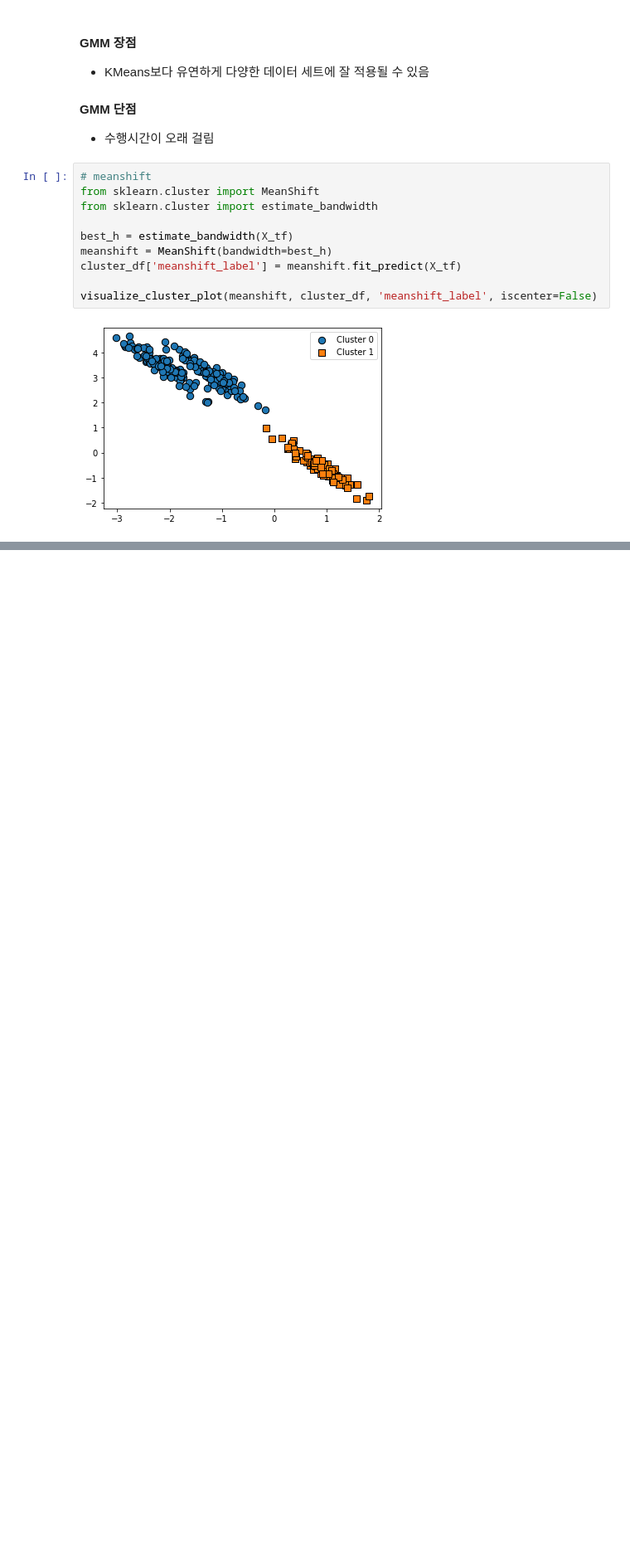
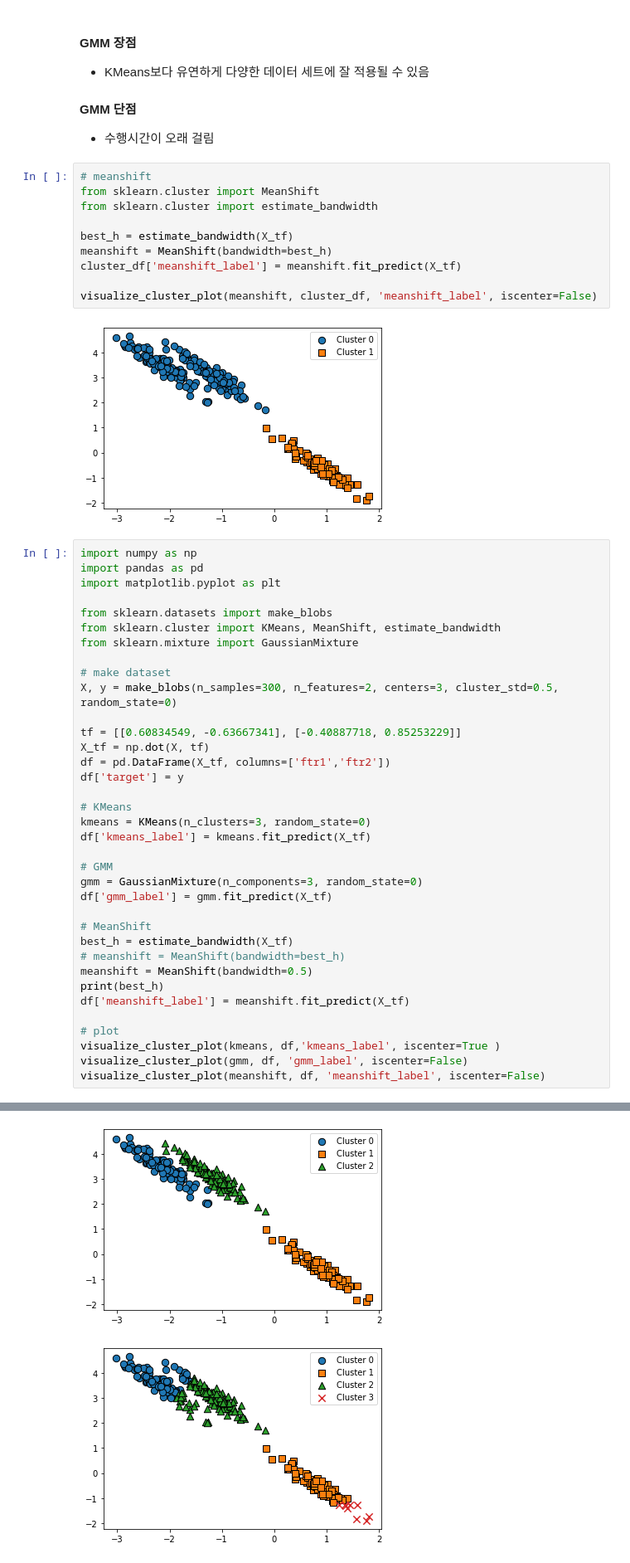
Before and after one commit to dddonghwa/ml-definitive-guide, a Jupyter notebook: ch07_clustering/ch07_4_GMM.ipynb, the cells around one changed output, grey strips where cells are left out. Shown at 83% size. Cells and saved outputs as stored; diff of their text form; blank space fills up the shorter version.

```diff
--- a/ch07_clustering/ch07_4_GMM.ipynb
+++ b/ch07_clustering/ch07_4_GMM.ipynb
@@ -219,3 +221,40 @@ cluster_df['meanshift_label'] = meanshift.fit_predict(X_tf)
 visualize_cluster_plot(meanshift, cluster_df, 'meanshift_label', iscenter=False)
 # %% [output]
 [figure]
+# %%
+import numpy as np
+import pandas as pd
+import matplotlib.pyplot as plt
+
+from sklearn.datasets import make_blobs
+from sklearn.cluster import KMeans, MeanShift, estimate_bandwidth
+from sklearn.mixture import GaussianMixture
+
+# make dataset
+X, y = make_blobs(n_samples=300, n_features=2, centers=3, cluster_std=0.5, random_state=0)
+
+tf = [[0.60834549, -0.63667341], [-0.40887718, 0.85253229]]
+X_tf = np.dot(X, tf)
+df = pd.DataFrame(X_tf, columns=['ftr1','ftr2'])
+df['target'] = y
+
+# KMeans
+kmeans = KMeans(n_clusters=3, random_state=0)
+df['kmeans_label'] = kmeans.fit_predict(X_tf)
+
+# GMM
+gmm = GaussianMixture(n_components=3, random_state=0)
+df['gmm_label'] = gmm.fit_predict(X_tf)
+
+# MeanShift
+best_h = estimate_bandwidth(X_tf)
+# meanshift = MeanShift(bandwidth=best_h)
+meanshift = MeanShift(bandwidth=0.5)
+print(best_h)
+df['meanshift_label'] = meanshift.fit_predict(X_tf)
+
+# plot
+visualize_cluster_plot(kmeans, df,'kmeans_label', iscenter=True )
+visualize_cluster_plot(gmm, df, 'gmm_label', iscenter=False)
+visualize_cluster_plot(meanshift, df, 'meanshift_label', iscenter=False)
+# %% [output]
@@ -221,0 +263,2 @@ visualize_cluster_plot(meanshift, cluster_df, 'meanshift_label', iscenter=False)
+[figure, added]
+[figure, added]
```
Also changed, not shown: parts of 3 cells of this notebook, 4 other files.
